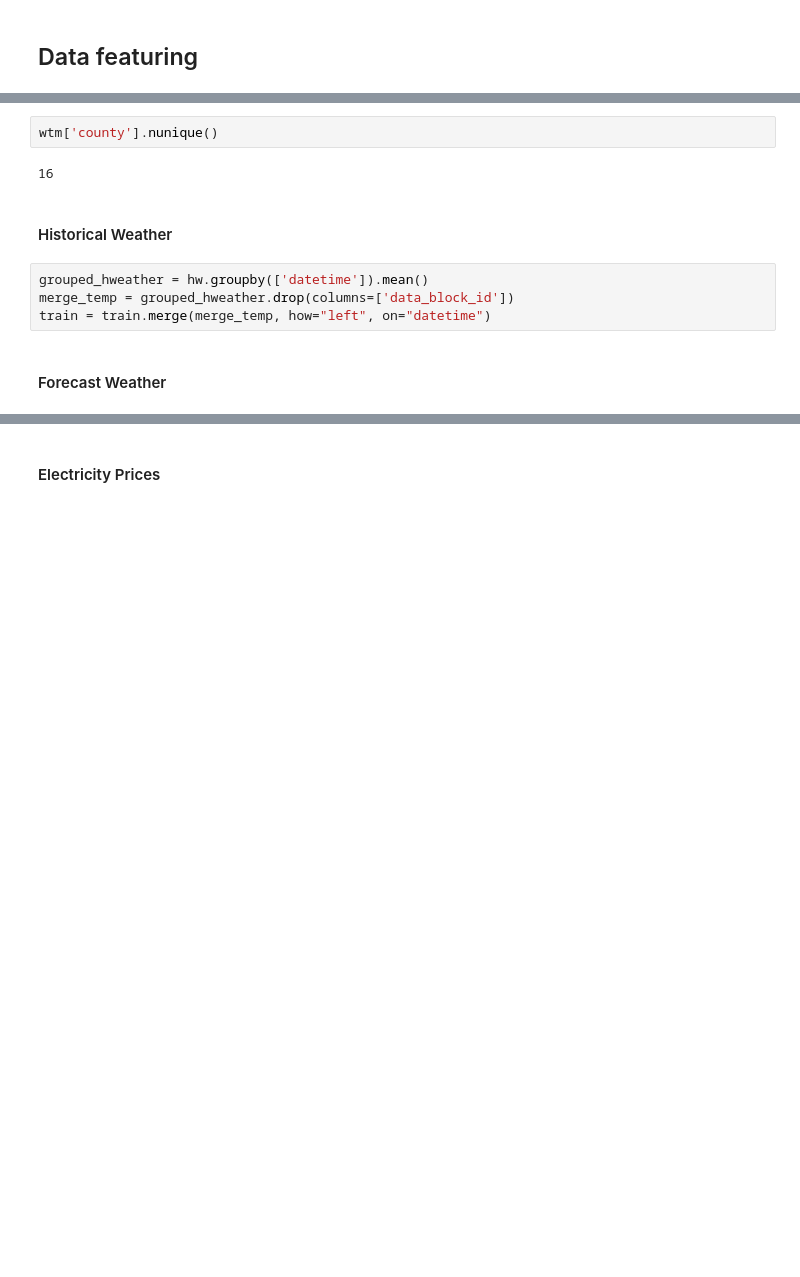
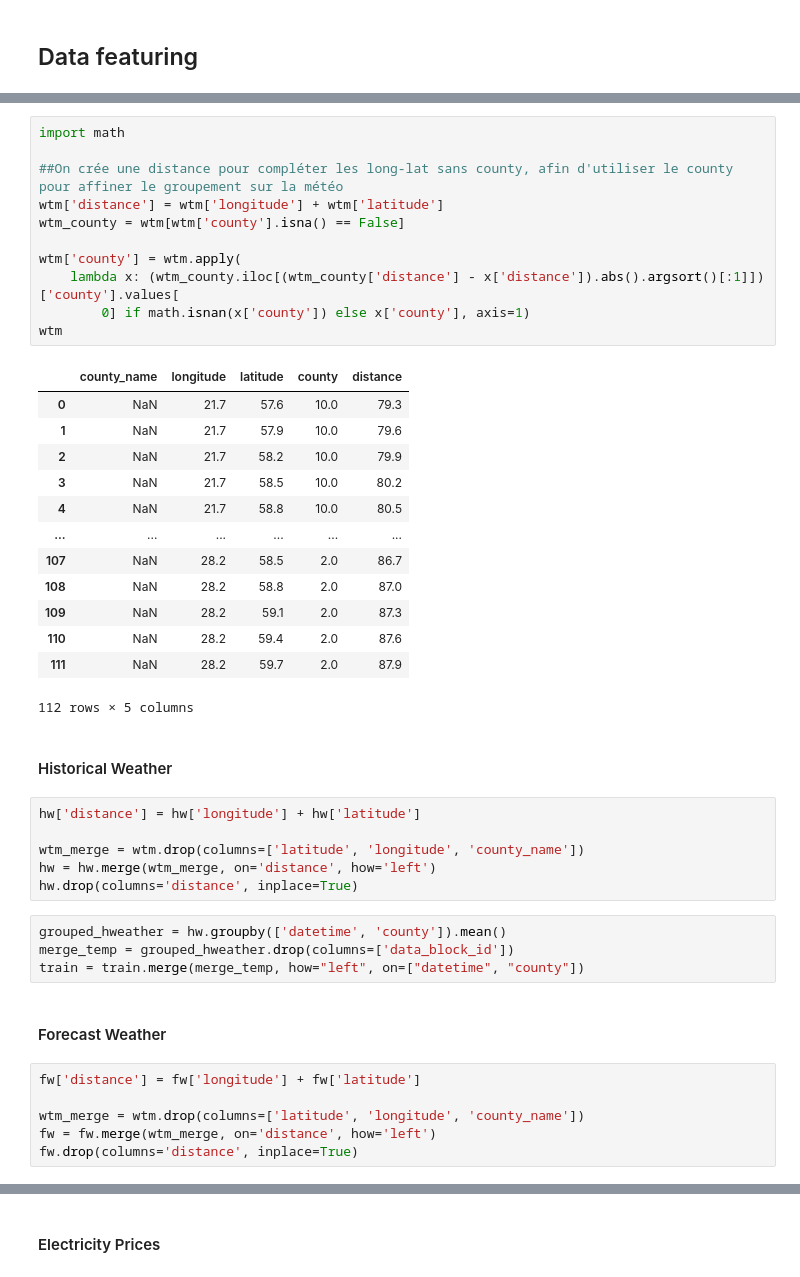
Before and after one commit to TristanRib/Enefit, a Jupyter notebook: notebooks/DataFeaturing.ipynb, the cells around one changed output, grey strips where cells are left out. Drawn from its saved outputs; the diff is of its cells as text; blank space fills up the shorter version.

```diff
--- a/notebooks/DataFeaturing.ipynb
+++ b/notebooks/DataFeaturing.ipynb
@@ -17,15 +19,48 @@ print(np.round(wtm.isna().sum().sum() / (wtm.shape[0] * wtm.shape[1]) * 100, 2),
 # %%
-wtm['county'].nunique()
+import math
+
+##On crée une distance pour compléter les long-lat sans county, afin d'utiliser le county pour affiner le groupement sur la météo
+wtm['distance'] = wtm['longitude'] + wtm['latitude']
+wtm_county = wtm[wtm['county'].isna() == False]
+
+wtm['county'] = wtm.apply(
+    lambda x: (wtm_county.iloc[(wtm_county['distance'] - x['distance']).abs().argsort()[:1]])['county'].values[
+        0] if math.isnan(x['county']) else x['county'], axis=1)
+wtm
 # %% [output]
+|  | county_name | longitude | latitude | county | distance |
+| 0 | NaN | 21.7 | 57.6 | 10.0 | 79.3 |
+| 1 | NaN | 21.7 | 57.9 | 10.0 | 79.6 |
+| 2 | NaN | 21.7 | 58.2 | 10.0 | 79.9 |
+| 3 | NaN | 21.7 | 58.5 | 10.0 | 80.2 |
+| 4 | NaN | 21.7 | 58.8 | 10.0 | 80.5 |
+| ... | ... | ... | ... | ... | ... |
+| 107 | NaN | 28.2 | 58.5 | 2.0 | 86.7 |
+| 108 | NaN | 28.2 | 58.8 | 2.0 | 87.0 |
+| 109 | NaN | 28.2 | 59.1 | 2.0 | 87.3 |
+| 110 | NaN | 28.2 | 59.4 | 2.0 | 87.6 |
+| 111 | NaN | 28.2 | 59.7 | 2.0 | 87.9 |
-16
+112 rows × 5 columns
 # %% [markdown]
 #### Historical Weather
+# %%
+hw['distance'] = hw['longitude'] + hw['latitude']
+
+wtm_merge = wtm.drop(columns=['latitude', 'longitude', 'county_name'])
+hw = hw.merge(wtm_merge, on='distance', how='left')
+hw.drop(columns='distance', inplace=True)
 # %%
-grouped_hweather = hw.groupby(['datetime']).mean()
+grouped_hweather = hw.groupby(['datetime', 'county']).mean()
 merge_temp = grouped_hweather.drop(columns=['data_block_id'])
-train = train.merge(merge_temp, how="left", on="datetime")
+train = train.merge(merge_temp, how="left", on=["datetime", "county"])
 # %% [markdown]
 #### Forecast Weather
+# %%
+fw['distance'] = fw['longitude'] + fw['latitude']
+
+wtm_merge = wtm.drop(columns=['latitude', 'longitude', 'county_name'])
+fw = fw.merge(wtm_merge, on='distance', how='left')
+fw.drop(columns='distance', inplace=True)
 # %%
 grouped_fweather = fw.drop(columns=['origin_datetime'])
 grouped_fweather.rename(columns={'forecast_datetime': 'datetime'}, inplace=True)
```
Also changed, not shown: parts of 5 cells of this notebook, 1 other file.
